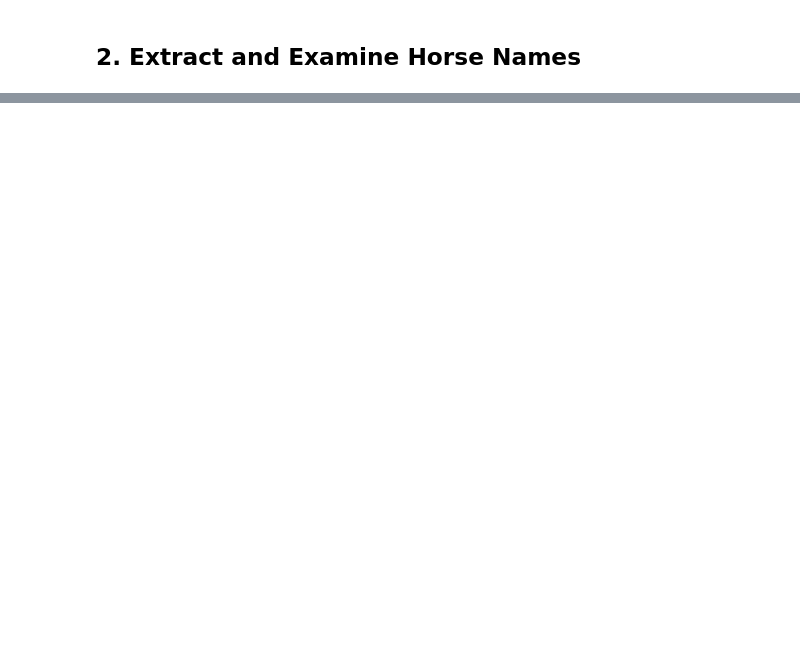
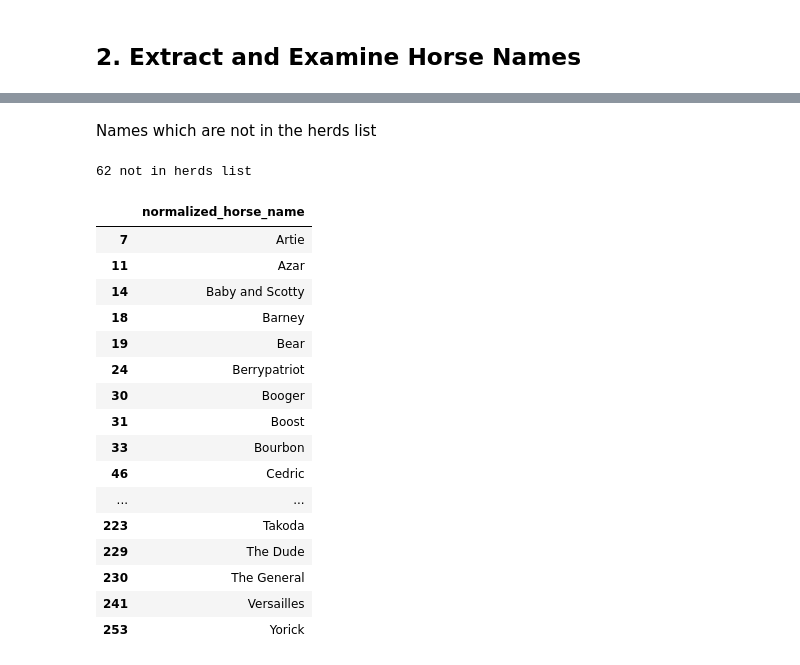
Before and after one commit to dlleigh/horse-id, a Jupyter notebook: analysis/horse_names_analysis.ipynb, the cells around one changed output, grey strips where cells are left out. Cells and saved outputs as stored; diff of their text form; code cells hidden in the pictures; blank space fills up the shorter version.

```diff
--- a/analysis/horse_names_analysis.ipynb
+++ b/analysis/horse_names_analysis.ipynb
@@ -590,0 +94,28 @@ Total horses successfully matched: 186
+# %%
+merged = pd.merge(left=manifest_horses, right=herds_horses, left_on='normalized_horse_name', right_on='basename', how='outer', indicator=True)
+# %% [markdown]
+Names which are not in the herds list
+# %%
+not_in_herds_list = merged[merged._merge =='left_only'][['normalized_horse_name']]
+print ("%s not in herds list" % not_in_herds_list.shape[0])
+not_in_herds_list.to_csv('not_in_herds_list.txt', index=False)
+not_in_herds_list
+# %% [output]
+62 not in herds list
+|  | normalized_horse_name |
+| 7 | Artie |
+| 11 | Azar |
+| 14 | Baby and Scotty |
+| 18 | Barney |
+| 19 | Bear |
+| 24 | Berrypatriot |
+| 30 | Booger |
+| 31 | Boost |
+| 33 | Bourbon |
+| 46 | Cedric |
+| ... | ... |
+| 223 | Takoda |
+| 229 | The Dude |
+| 230 | The General |
+| 241 | Versailles |
+| 253 | Yorick |
```
Also changed, not shown: parts of 27 cells of this notebook, 2 other files.
